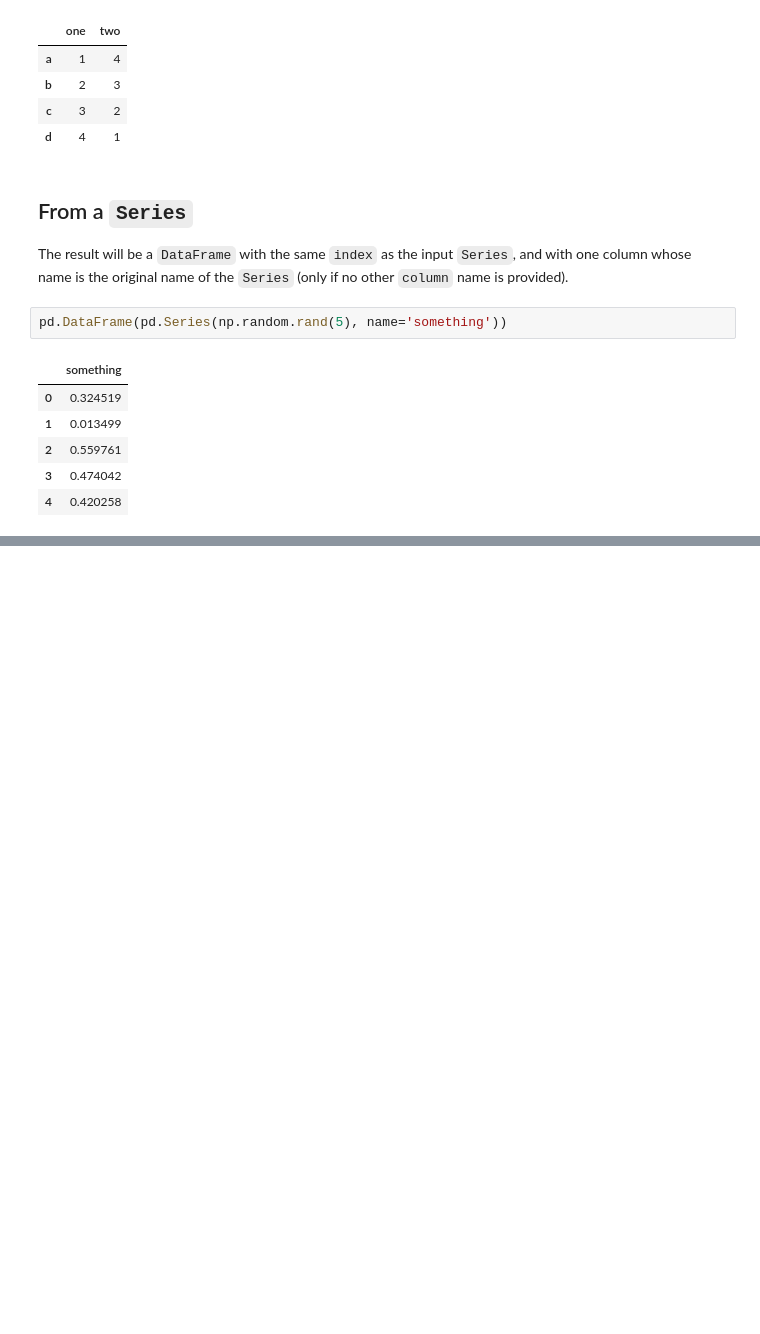
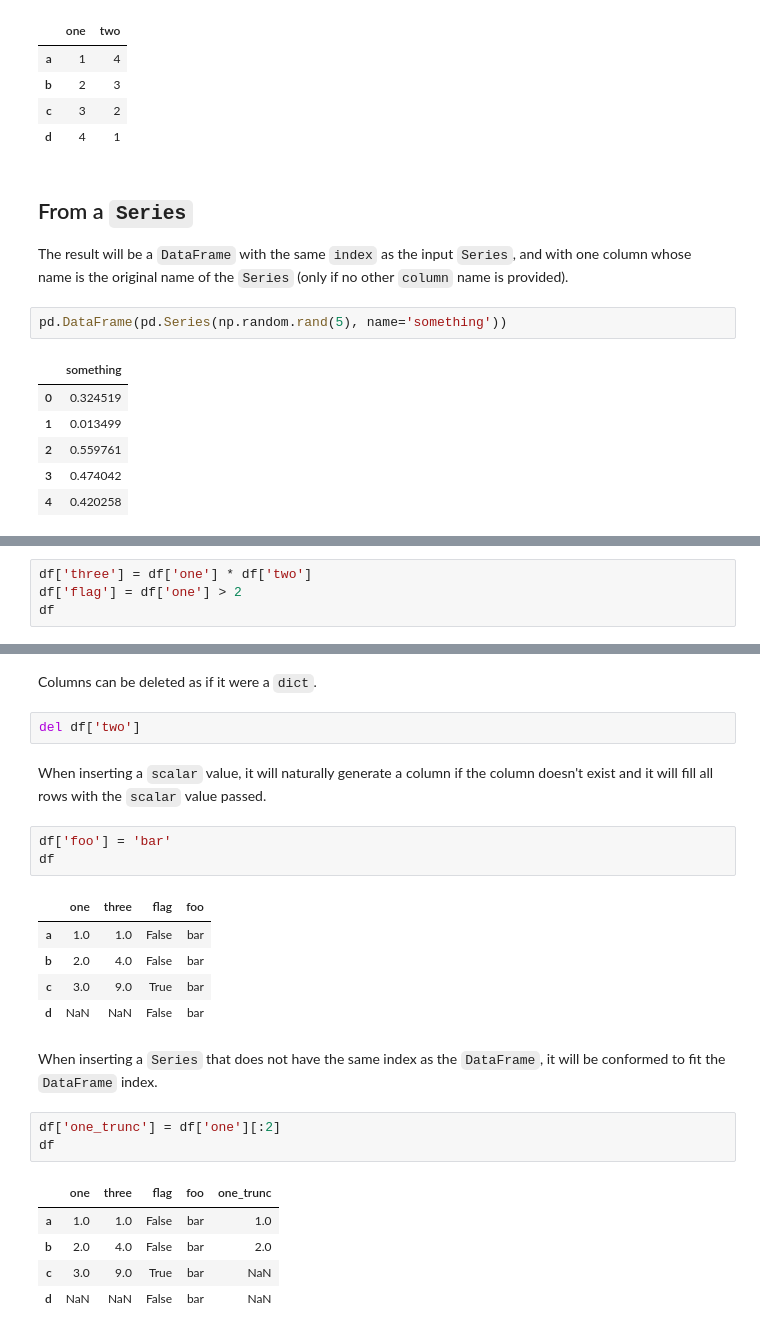
Before and after one commit to Leighson/lighthouse-data-notes-v2, a Jupyter notebook: w01_e/notes.ipynb, the cells around one changed output, grey strips where cells are left out. Saved outputs shown, nothing was run; the diff lists cells and outputs as text; blank space fills up the shorter version.

```diff
--- a/w01_e/notes.ipynb
+++ b/w01_e/notes.ipynb
@@ -283,0 +295,4 @@ pd.DataFrame(pd.Series(np.random.rand(5), name='something'))
+# %%
+df['three'] = df['one'] * df['two']
+df['flag'] = df['one'] > 2
+df
@@ -283,0 +305,26 @@ pd.DataFrame(pd.Series(np.random.rand(5), name='something'))
+# %% [markdown]
+Columns can be deleted as if it were a `dict`.
+# %%
+del df['two']
+# %% [markdown]
+When inserting a `scalar` value, it will naturally generate a column if the column doesn't exist and it will fill all rows with the `scalar` value passed.
+# %%
+df['foo'] = 'bar'
+df
+# %% [output]
+|  | one | three | flag | foo |
+| a | 1.0 | 1.0 | False | bar |
+| b | 2.0 | 4.0 | False | bar |
+| c | 3.0 | 9.0 | True | bar |
+| d | NaN | NaN | False | bar |
+# %% [markdown]
+When inserting a `Series` that does not have the same index as the `DataFrame`, it will be conformed to fit the `DataFrame` index.
+# %%
+df['one_trunc'] = df['one'][:2]
+df
+# %% [output]
+|  | one | three | flag | foo | one_trunc |
+| a | 1.0 | 1.0 | False | bar | 1.0 |
+| b | 2.0 | 4.0 | False | bar | 2.0 |
+| c | 3.0 | 9.0 | True | bar | NaN |
+| d | NaN | NaN | False | bar | NaN |
```
Also changed, not shown: parts of 10 cells of this notebook.
